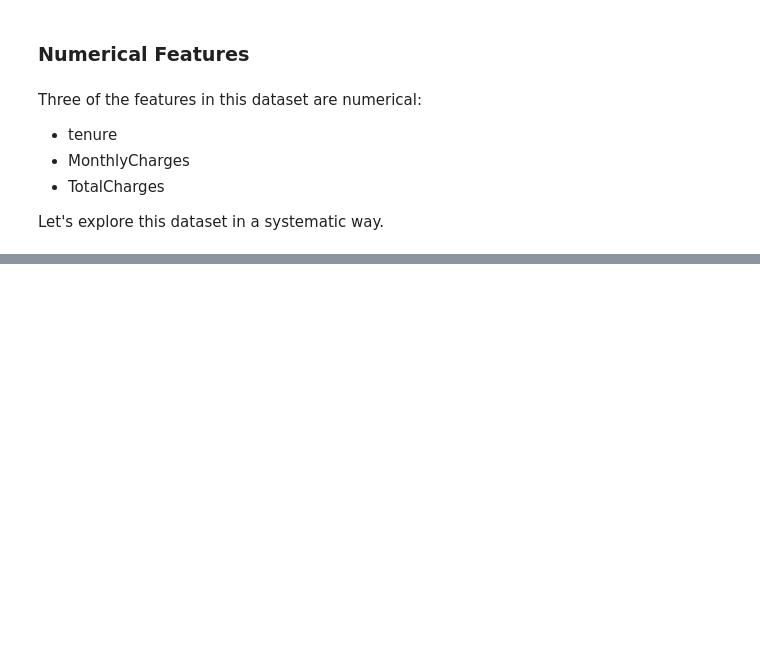
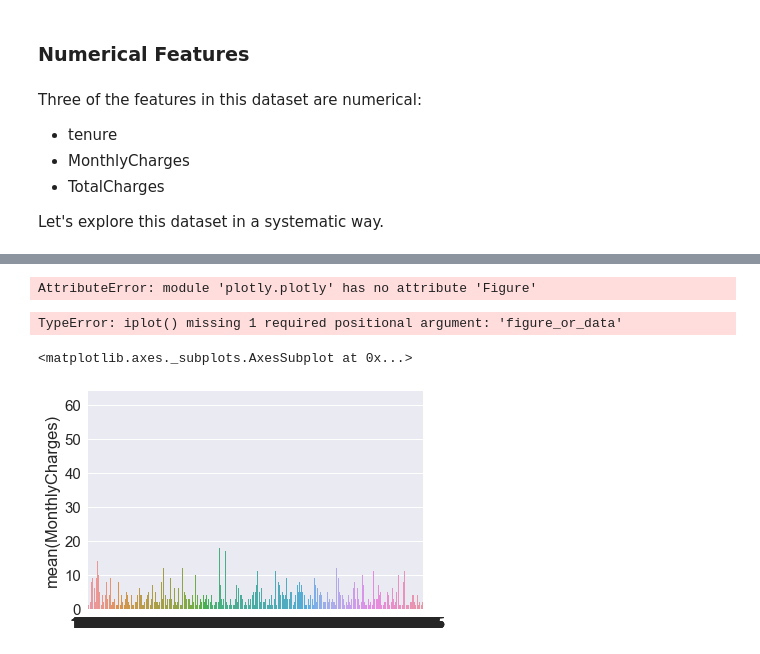
Before and after one commit to baiaooo/MLCourse, a Jupyter notebook: Notebooks/Telecom-Churn-Dataset.ipynb, the cells around one changed output, grey strips where cells are left out. Drawn from its saved outputs; the diff is of its cells as text; code cells hidden in the pictures; blank space fills up the shorter version.

```diff
--- a/Notebooks/Telecom-Churn-Dataset.ipynb
+++ b/Notebooks/Telecom-Churn-Dataset.ipynb
@@ -255,0 +393,51 @@ HBox([VBox([dataFrame, allFeatures]), VBox([startRow, endRow]), VBox([button])])
+# %%
+w = widgets.Dropdown(
+    options=feature_list,
+    value='MonthlyCharges',
+    description='Feature:',
+)
+
+graph = [go.Bar(
+            x=df_churn['MonthlyCharges'].unique(),
+            y=df_churn['MonthlyCharges'].value_counts()
+            )]
+
+layout = go.Layout(
+    title='Numerical Features',
+    xaxis=dict(
+        title='Scale: Months for Tenure, $ for Charges'
+    ),
+    yaxis=dict(
+        title='Number of Subscribers'
+    )
+)
+
+
+fig = Figure(data=graph, layout=layout)
+
+py.iplot(fig, filename='churn-all')
+
+def on_value_change(change):
+    # Pass the value of the dropdown to the plotFeatureCount function
+    clear_output()
+    py.iplot(fig, filename='churn-all')
+
+w.observe(on_value_change)
+
+
+display(w)
+# %% [output]
+AttributeError: module 'plotly.plotly' has no attribute 'Figure'
+# %%
+graph = [go.Bar(
+                x=df_churn['gender'].unique(),
+                y=df_churn['gender'].value_counts()
+            )]
+py.iplot(data=graph)
+# %% [output]
+TypeError: iplot() missing 1 required positional argument: 'figure_or_data'
+# %%
+sns.barplot(df_churn['MonthlyCharges'].unique(), df_churn['MonthlyCharges'].value_counts())
+# %% [output]
+<matplotlib.axes._subplots.AxesSubplot at 0x...>
+[figure, added]
```
Also changed, not shown: parts of 35 cells of this notebook.
